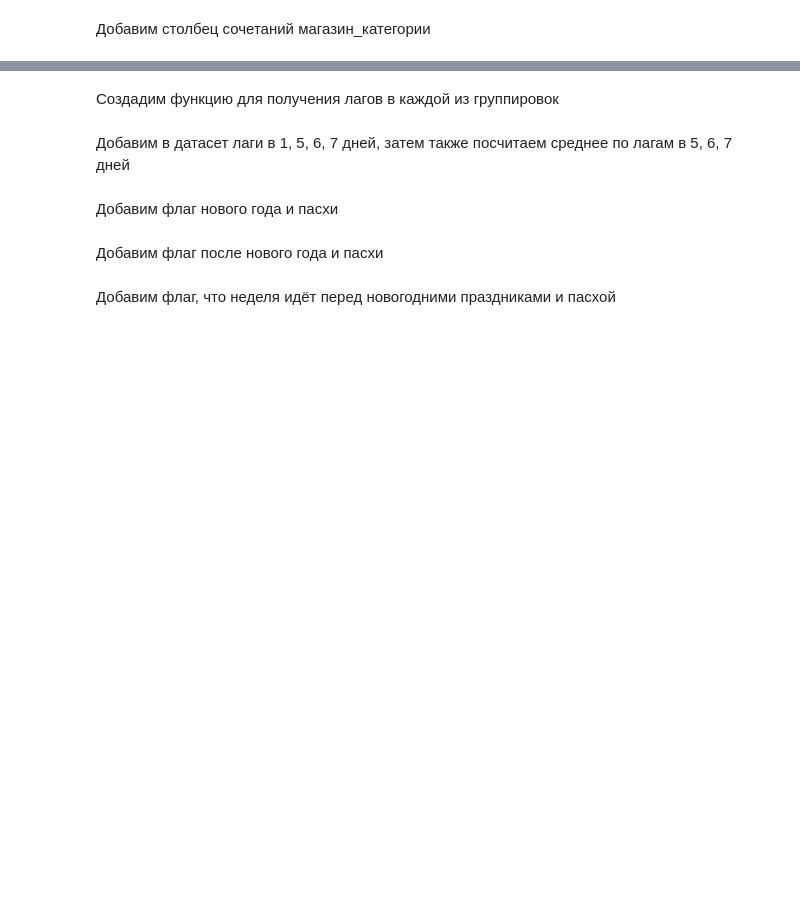
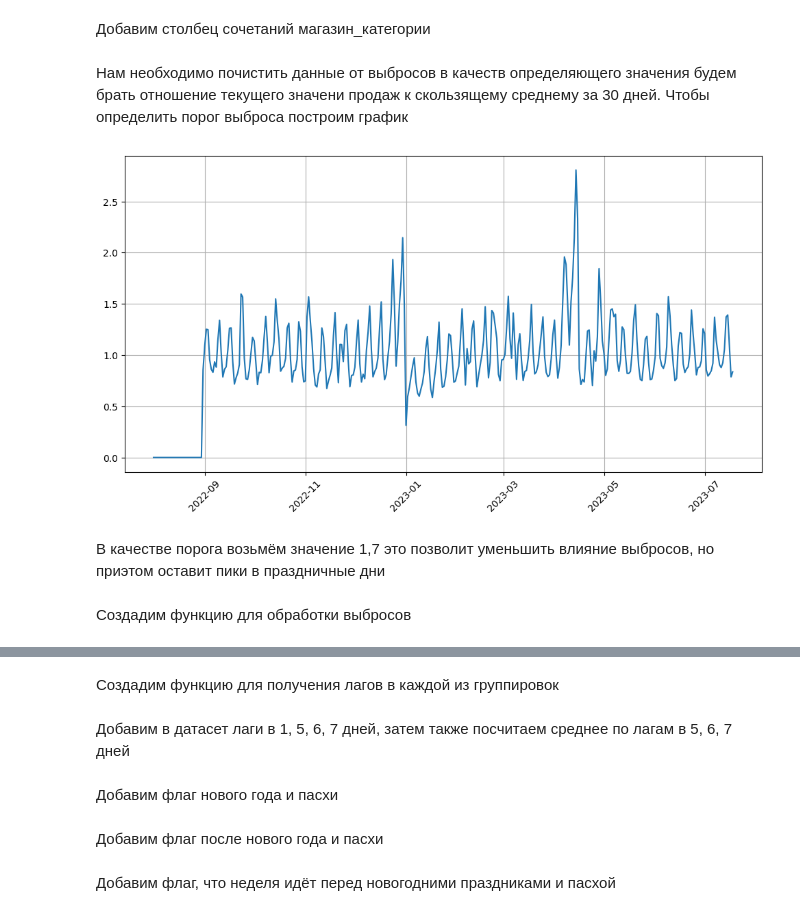
Before and after one commit to Yaroslav-Kn/YM_hakathon_Lenta_sept2023, a Jupyter notebook: Preprocessing.ipynb, the cells around one changed output, grey strips where cells are left out. Drawn from its saved outputs; the diff is of its cells as text; code cells hidden in the pictures; blank space fills up the shorter version.

```diff
--- a/Preprocessing.ipynb
+++ b/Preprocessing.ipynb
@@ -137,5 +28,3 @@ st_df.to_csv(PATH_TO_SAVE_ST_DF, index=False)
-# %%
-sales_df_train = sales_df_train.merge(st_df, on ='st_id')
 # %% [markdown]
 ## Предообработка данных по товарам
 # %% [markdown]
@@ -190,5 +77,3 @@ sales_df_train = sales_df_train.drop('pr_sku_id', axis=1)
-# %%
-sales_df_train['group_shop_cat'] = sales_df_train['group_shop'] + '_' + sales_df_train['group_cat']
 # %% [markdown]
 ## Предообработка данных по продажам
 # %% [markdown]
@@ -211,3 +96,29 @@ df_ts = df_ts.drop('date', axis=1)
 Добавим столбец сочетаний магазин_категории
 # %%
 df_ts['st_group_cat'] = df_ts['st_id'] + '_' + df_ts['group_cat']
+# %% [markdown]
+Нам необходимо почистить данные от выбросов в качеств определяющего значения будем брать отношение текущего значени продаж к скользящему среднему за 30 дней. Чтобы определить порог выброса построим график
+# %%
+list_group_column = df_ts['st_group_cat'].unique()
+df_date = df_ts.copy(deep=True)
+for gr_col in list_group_column:
+    new_name_mean = 'rolling_mean_30'
+    df_date.loc[df_date['st_group_cat']==gr_col,
+                new_name_mean] = (df_date[df_date['st_group_cat']==gr_col]['pr_sales_in_units']
+                                           .shift()
+                                           .rolling(30)
+                                           .mean())
+df_date = df_date[['pr_sales_in_units', 'rolling_mean_30']]
+df_date['ratio'] =  df_date['pr_sales_in_units'] / df_date['rolling_mean_30']
+df_date.index = pd.to_datetime(df_date.index)
+df_date = df_date.groupby('date')['ratio'].agg('mean').resample("1D").sum()
+# %%
+plt.figure(figsize=(12,6))
+plt.plot(df_date)
+plt.grid()
+plt.xticks(rotation=45)
+plt.show()
+# %% [output]
+[figure, added]
+# %% [markdown]
+В качестве порога возьмём значение 1,7 это позволит уменьшить влияние выбросов, но приэтом оставит пики в праздничные дни
@@ -213,0 +127,2 @@ df_ts['st_group_cat'] = df_ts['st_id'] + '_' + df_ts['group_cat']
+# %% [markdown]
+Создадим функцию для обработки выбросов
```
Also changed, not shown: parts of 81 cells of this notebook.
